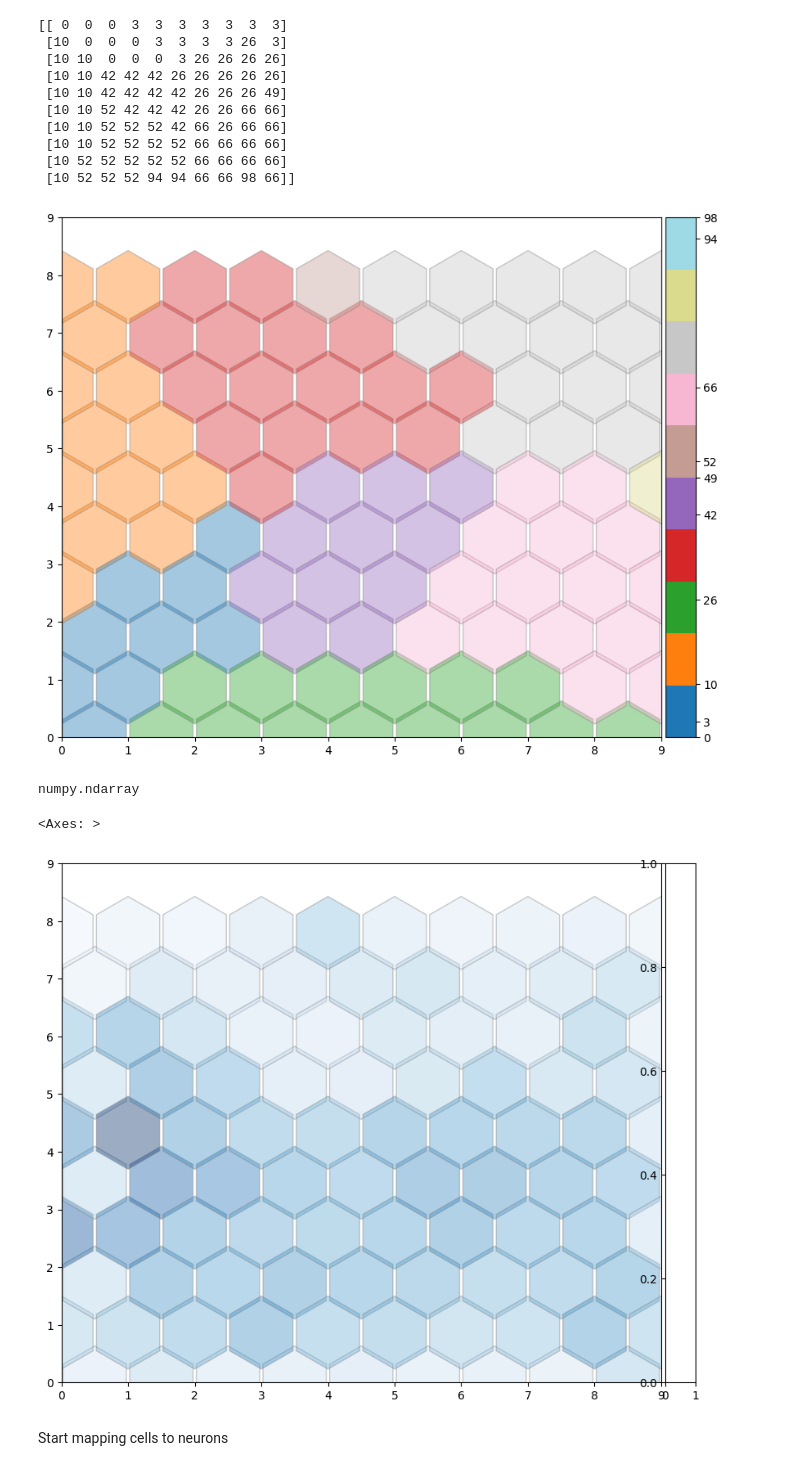
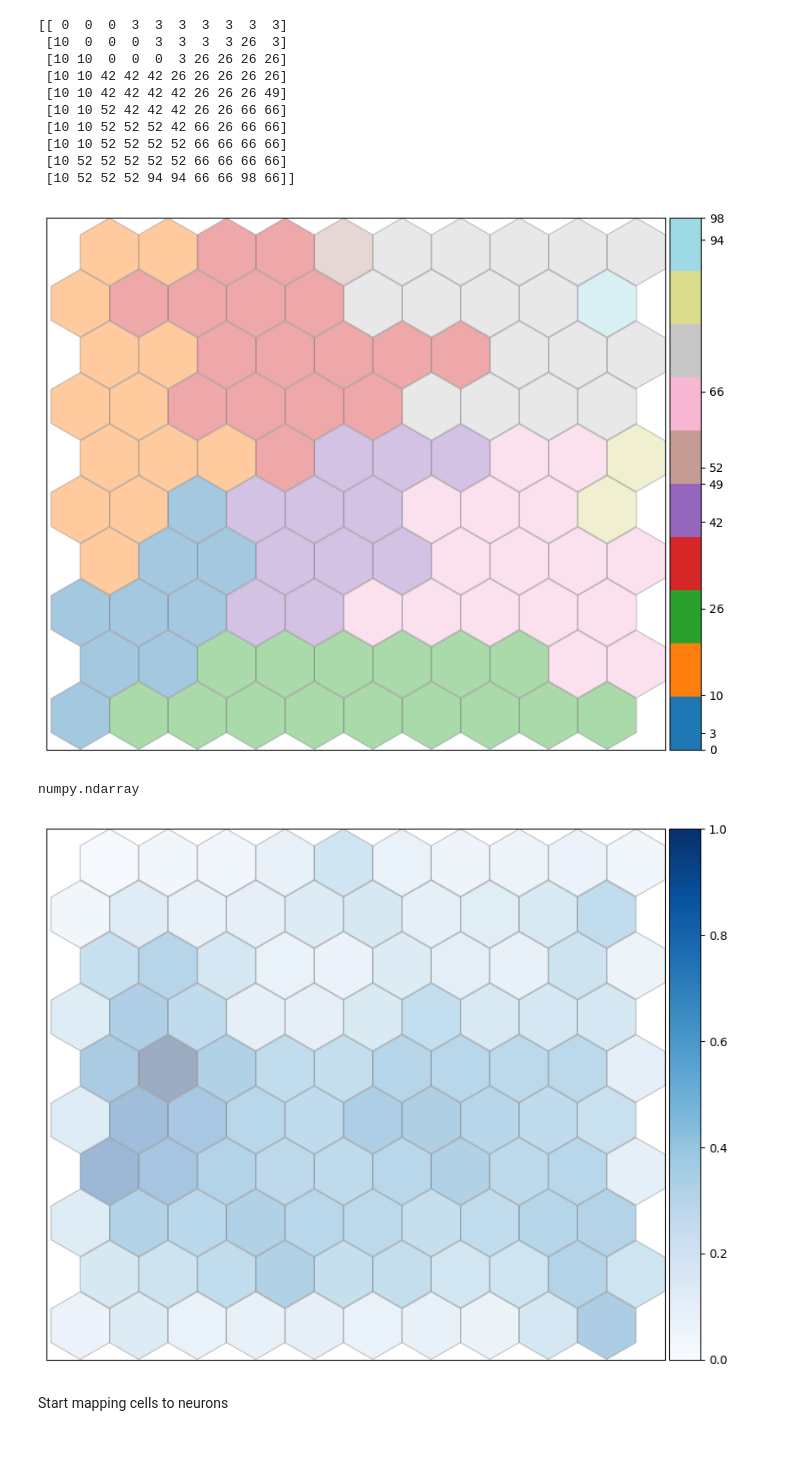
Before and after one commit to SZ-yang/SCSeq_LineageBarcoding, a Jupyter notebook: kevin/Writeup6_SOM/Writeup6_LARRY_SOM_entropy.ipynb, the cells around one changed output. Drawn from its saved outputs; the diff is of its cells as text; code cells hidden in the pictures.

Commit message:
Finished SOM visualization for now

```diff
--- a/kevin/Writeup6_SOM/Writeup6_LARRY_SOM_entropy.ipynb
+++ b/kevin/Writeup6_SOM/Writeup6_LARRY_SOM_entropy.ipynb
@@ -325,30 +325,42 @@ ax = f.add_subplot(111)
 
 ax.set_aspect('equal')
 
+# Define the radius of each hexagon
+radius = 1  # Adjust this if necessary
+
 # Create a hexagonal grid for the SOM
 for i in range(weights.shape[0]):
     for j in range(weights.shape[1]):
-        wy = yy[(i, j)] * np.sqrt(3) / 2
+        # Calculate the y position with proper vertical spacing
+        wy = j * np.sqrt(3) * radius * 0.88
+
+        # Calculate the x position with proper horizontal spacing, stagger every other row
+        wx = i * np.sqrt(3) * radius
+
+        # Offset every other row by half a hexagon
+        if j % 2 == 1:
+            wx += np.sqrt(3)/2 * radius
 
         # Get the cluster of the current neuron
         cluster = segments[i, j]
 
         # Use the cluster label to get a color from the colormap
         hex_color = cmap(np.where(unique_segments == cluster)[0][0])
-
-        hex = RegularPolygon((xx[(i, j)], wy),
+        hex = RegularPolygon((wx, wy),
                              numVertices=6,
-                             radius=.95 / np.sqrt(3),
-                             facecolor=hex_color,  # Color by cluster
+                             radius=radius,
+                             facecolor=hex_color,
                              alpha=.4,
                              edgecolor='gray')
         ax.add_patch(hex)
 
-# Set the axis range and labels
-xrange = np.arange(weights.shape[0])
-yrange = np.arange(weights.shape[1])
-plt.xticks(xrange - .5, xrange)
-plt.yticks(yrange * np.sqrt(3) / 2, yrange)
+# Adjust the axis limits to fit the hexagonal grid properly
+ax.set_xlim(-radius, weights.shape[0] * np.sqrt(3) * radius)
+ax.set_ylim(-radius, weights.shape[1] * np.sqrt(3) * radius * 0.85)
+
+# Remove axis ticks for cleaner visualization
+ax.set_xticks([])
+ax.set_yticks([])
 
 # Optional: Add color bar for clusters
 divider = make_axes_locatable(plt.gca())
@@ -363,7 +375,7 @@ plt.colorbar(sm, cax=ax_cb, ticks=unique_segments)
 
 plt.show()
 # %% [output]
-[figure, old version]
+[figure, new version]
 # %%
 type(umatrix)
 # %% [output]
@@ -371,33 +383,53 @@ numpy.ndarray
 # %%
 # Create a figure for the hexagonal grid visualization
 f = plt.figure(figsize=(10,10))
 ax = f.add_subplot(111)
 
+# Set aspect ratio to be equal for proper hexagonal shapes
 ax.set_aspect('equal')
+
+# Define the radius of each hexagon
+radius = 1  # Adjust this if necessary
 
 # Create a hexagonal grid for the SOM
 for i in range(weights.shape[0]):
     for j in range(weights.shape[1]):
-        wy = yy[(i, j)] * np.sqrt(3) / 2
-        hex = RegularPolygon((xx[(i, j)], wy),
+        # Calculate the y position with proper vertical spacing
+        wy = j * np.sqrt(3) * radius * 0.88
+
+        # Calculate the x position with proper horizontal spacing, stagger every other row
+        wx = i * np.sqrt(3) * radius
+
+        # Offset every other row by half a hexagon
+        if j % 2 == 1:
+            wx += np.sqrt(3)/2 * radius
+
+        # Create a hexagon at the calculated position
+        hex = RegularPolygon((wx, wy),
                              numVertices=6,
-                             radius=.95 / np.sqrt(3),
+                             radius=radius,
                              facecolor=cm.Blues(umatrix[i, j]),
                              alpha=.4,
                              edgecolor='gray')
         ax.add_patch(hex)
 
-xrange = np.arange(weights.shape[0])
-yrange = np.arange(weights.shape[1])
-plt.xticks(xrange-.5, xrange)
-plt.yticks(yrange * np.sqrt(3) / 2, yrange)
+# Adjust the axis limits to fit the hexagonal grid properly
+ax.set_xlim(-radius, weights.shape[0] * np.sqrt(3) * radius)
+ax.set_ylim(-radius, weights.shape[1] * np.sqrt(3) * radius * 0.85)
 
-divider = make_axes_locatable(plt.gca())
+# Remove axis ticks for cleaner visualization
+ax.set_xticks([])
+ax.set_yticks([])
+
+# Create a colorbar to map the colors to values
+divider = make_axes_locatable(ax)
 ax_cb = divider.new_horizontal(size="5%", pad=0.05)
-plt.gcf().add_axes(ax_cb)
+cb = plt.gcf().add_axes(ax_cb)
+plt.colorbar(cm.ScalarMappable(cmap=cm.Blues), cax=cb)
+
+plt.show()
 # %% [output]
-<Axes: >
-[figure, old version]
+[figure, new version]
 # %% [markdown]
 Start mapping cells to neurons
 # %%
```
Also changed, not shown: parts of 13 cells of this notebook.
